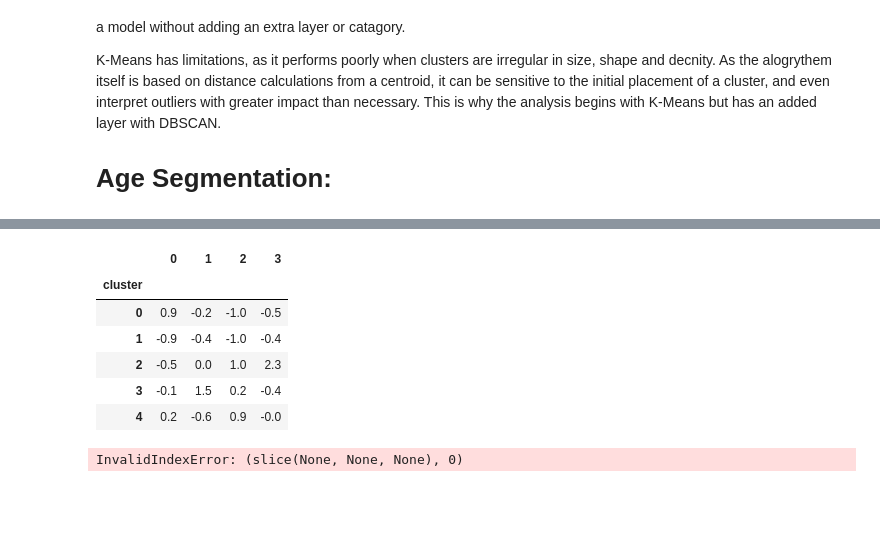
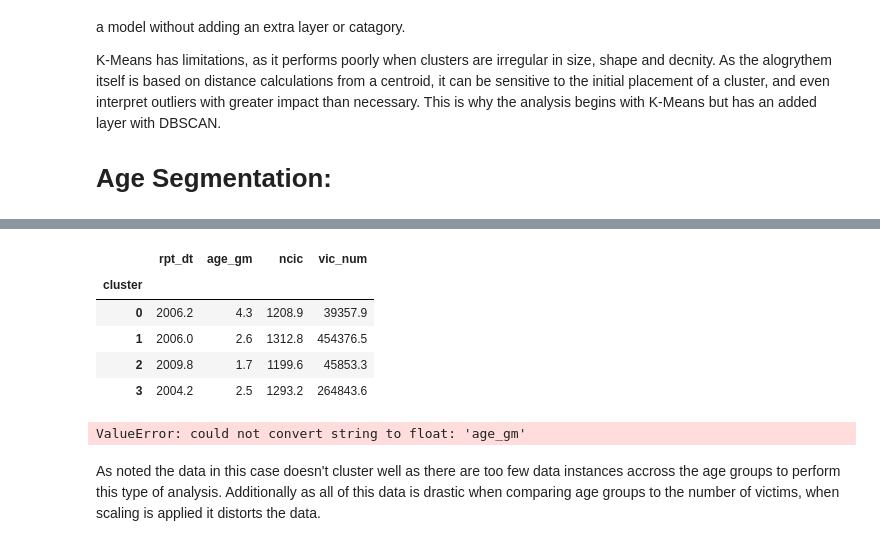
Before and after one commit to accoffin12/CrimeVictimAnalysis_Capstone, a Jupyter notebook: Clustering Models Developed for Predictive Modeling.ipynb, the cells around one changed output, grey strips where cells are left out. Cells and saved outputs as stored; diff of their text form; code cells hidden in the pictures; blank space fills up the shorter version.

```diff
--- a/Clustering Models Developed for Predictive Modeling.ipynb
+++ b/Clustering Models Developed for Predictive Modeling.ipynb
@@ -235,11 +238,8 @@ Based on the graph, the optimal number of clusters is 4, as this is when the slo
 # Fitting K-Means to the set
 # Training the model:
 #model = KMeans(n_clusters = 4, init = 'k-means++', random_state=123)
-model1 = KNeighborsClassifier(n_neighbors = 4)
-model1.fit(X_training_data, y_training_data)
-
-#model = KMeans(n_clusters = 5, init = 'k-means++', random_state=42)
-
+model = KNeighborsClassifier(n_neighbors = 6)
+model.fit(X_training_data, y_training_data)
 
 #y_pred = model.fit_predict(y_test_data)
 #y_pred
@@ -377,11 +364,0 @@ plt.ylabel('Accuracy Score')
-# %%
-# Error Rates
-error_rates=[]
-
-for i in range (1, 10):
-    new_mod = KNeighborsClassifier(n_neighbors = i)
-    new_mod.fit(X_training_data, y_training_data)
-    pred2 = new_mod.predict(X_test_data)
-    error_rates.append(np.mean(pred2 != y_test_data))
-plt.title("Error Rates for Region KNN")
-plt.plot(error_rates)
@@ -436,8 +476,8 @@ import matplotlib.pyplot as plt
 
 wcss = []
 for i in range (1, 11):
-    kmeans = KMeans(n_clusters = i, init = 'k-means++', random_state = 42)
-    kmeans.fit(NCVS_AgeSegSC2)
+    kmeans = KMeans(n_clusters = i, init = 'k-means++', random_state = 0)
+    kmeans.fit(NCVS_AgeSeg)
     wcss.append(kmeans.inertia_) # establishing criteria for clustering
 
 plt.plot(range(1, 11), wcss, 'bx-')
@@ -452,6 +492,6 @@ Based on the Silhouette provided, the number of clusters appropriate to use with
 # %%
 # Creating the model to analysize the data:
-kmeans=KMeans(n_clusters= 5, init='k-means++', random_state=42)
-Age_kMeans = kmeans.fit_predict(NCVS_AgeSegSC2)
-Age_kMeans
+y_kmeansAg = KMeans(n_clusters=4, init='k-means++', max_iter=300, n_init=10, random_state=0)
+y_kmeansAg= y_kmeansAg.fit_predict(NCVS_AgeSegSC2)
+y_kmeansAg
 # %% [output]
@@ -475,28 +515,26 @@ array([1, 1, 1, 1, 1, 1, 1, 1, 1, 1, 1, 1, 1, 1, 1, 1, 0, 0, 0, 0, 0, 0,
 # %%
-# Creating a Cluster Column for the data:
-Age_kMeans1 = Age_kMeans+1
-cluster = list(Age_kMeans)
-NCVS_AgeSegSC2['cluster'] = cluster
+cluster = list(y_kmeansAg)
+NCVS_AgeSeg['cluster'] = cluster
 
-# Mean of clsuters 1 to 4
-Age_kMeans_cluster = pd.DataFrame(round(NCVS_AgeSegSC2.groupby('cluster').mean(),1))
-Age_kMeans_cluster
+# mean of clusters 1-4
+kmeans_mean_cluster = pd.DataFrame(round(NCVS_AgeSeg.groupby('cluster').mean(),1))
+kmeans_mean_cluster
 # %% [output]
-|  | 0 | 1 | 2 | 3 |
+|  | rpt_dt | age_gm | ncic | vic_num |
 | cluster |  |  |  |  |
-| 0 | 0.9 | -0.2 | -1.0 | -0.5 |
-| 1 | -0.9 | -0.4 | -1.0 | -0.4 |
-| 2 | -0.5 | 0.0 | 1.0 | 2.3 |
-| 3 | -0.1 | 1.5 | 0.2 | -0.4 |
-| 4 | 0.2 | -0.6 | 0.9 | -0.0 |
+| 0 | 2006.2 | 4.3 | 1208.9 | 39357.9 |
+| 1 | 2006.0 | 2.6 | 1312.8 | 454376.5 |
+| 2 | 2009.8 | 1.7 | 1199.6 | 45853.3 |
+| 3 | 2004.2 | 2.5 | 1293.2 | 264843.6 |
-# %%
-import matplotlib.pyplot as plt
-
-#filter rows of original data
-filtered_label0 = df[label == 0]
-
-#plotting the results
-plt.scatter(filtered_label0[:,0] , filtered_label0[:,1])
-plt.show()
-# %% [output]
-InvalidIndexError: (slice(None, None, None), 0)
+# %%
+# Creating a Scatter Plot
+import matplotlib.pyplot as plt
+kmeansAg=KMeans(n_clusters=4, init='k-means++', max_iter=300, n_init=1, random_state=0)
+pred_y = kmeans.fit_predict(X)
+plt.scatter(X[:, 0], X[:, 1])
+plt.scatter(kmeans.cluster_centers_[:, 0], kmeans.cluster_centers_[:, 1], s=300, c='red')
+plt.show()
+# %% [output]
+ValueError: could not convert string to float: 'age_gm'
+# %% [markdown]
+As noted the data in this case doesn't cluster well as there are too few data instances accross the age groups to perform this type of analysis. Additionally as all of this data is drastic when comparing age groups to the number of victims, when scaling is applied it distorts the data.
```
Also changed, not shown: parts of 25 cells of this notebook.
